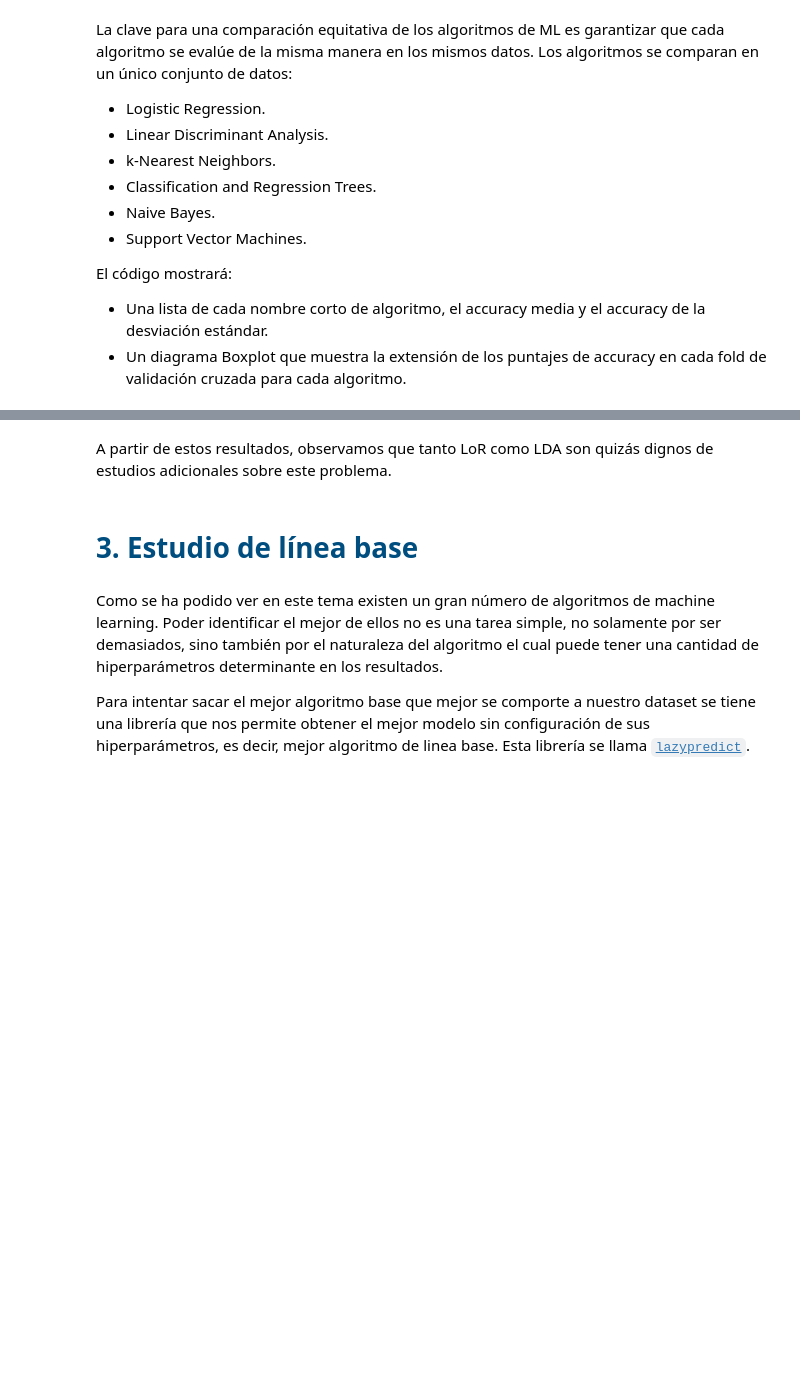
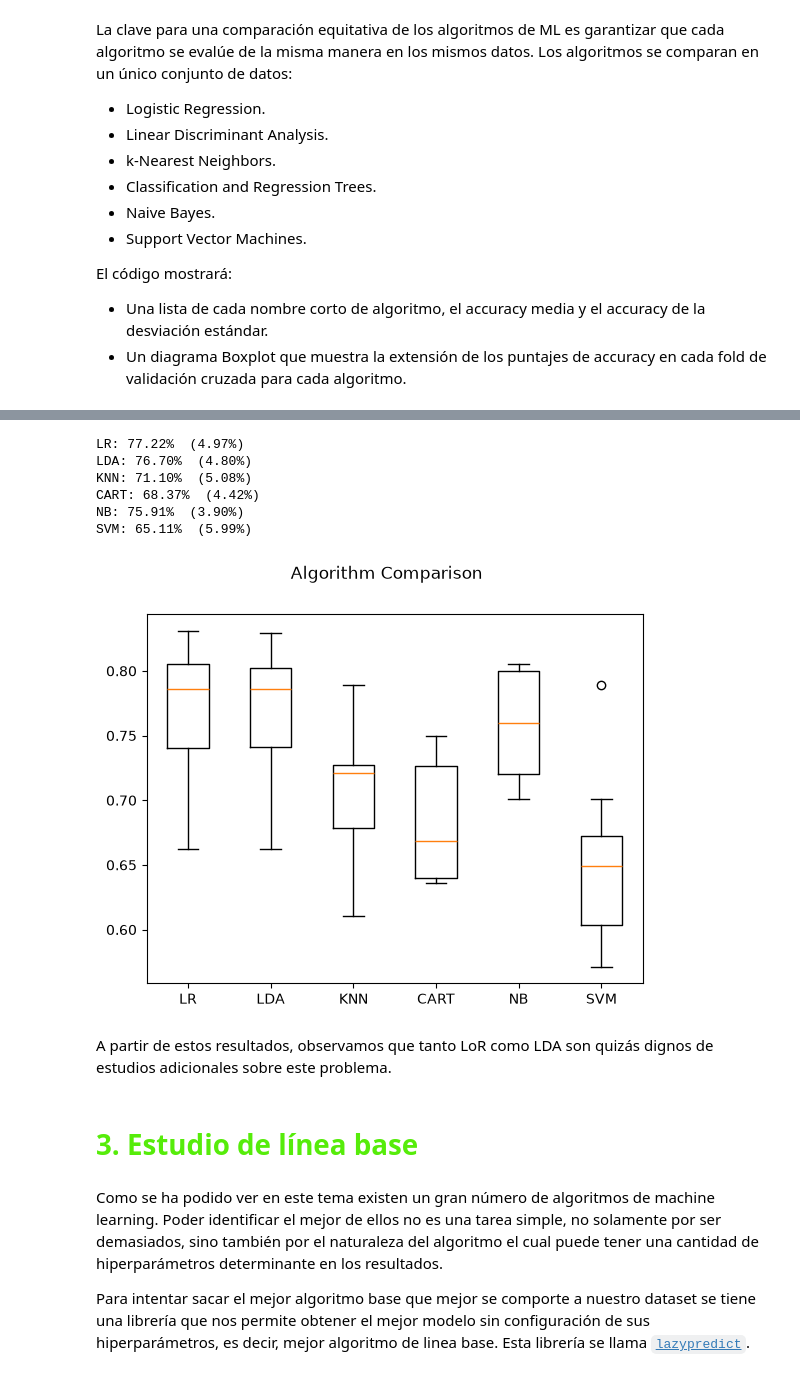
Before and after one commit to Spek7ro/Machine_Learning_Ensemble, a Jupyter notebook: Intro_ML/5.2. Plantilla para comparar algoritmos.ipynb, the cells around one changed output, grey strips where cells are left out. Cells and saved outputs as stored; diff of their text form; code cells hidden in the pictures; blank space fills up the shorter version.

```diff
--- a/Intro_ML/5.2. Plantilla para comparar algoritmos.ipynb
+++ b/Intro_ML/5.2. Plantilla para comparar algoritmos.ipynb
@@ -72,9 +50,10 @@ En esta lección, se muestran varias métricas de evaluación de algoritmos dife
 * **Clasificación**: Se utilizará el conjunto de datos de Pima Indians Diabetes con una validación cruzada 10-folds para demostrar cómo verificar cada algoritmo de ML y se utilizan medidas de precisión promedio para indicar el rendimiento del algoritmo.
 # %%
 # Clasification problem
-filename = 'data/pima-indians-diabetes.data.csv'
+filename = '../data/pima-indians-diabetes.csv'
 names = ['preg', 'plas', 'pres', 'skin', 'test', 'mass', 'pedi', 'age', 'class']
 dataframe = pd.read_csv(filename, names=names)
 array = dataframe.values
 X = array[:,0:8]
 Y = array[:,8]
+dataframe.head()
@@ -124,8 +88,47 @@ SVM: 65.10% (7.21%)
+# %%
+# Compare Algorithms
+# prepare models
+models = []
+models.append(('LR', LogisticRegression(solver='lbfgs', max_iter=1000)))
+models.append(('LDA', LinearDiscriminantAnalysis()))
+models.append(('KNN', KNeighborsClassifier(n_neighbors=5)))
+models.append(('CART', DecisionTreeClassifier()))
+models.append(('NB', GaussianNB()))
+models.append(('SVM', SVC(gamma='auto')))
+
+# evaluate each model in turn
+results = []
+names = []
+scoring = 'accuracy'
+
+for name, model in models:
+    kfold = KFold(n_splits=10, random_state=7, shuffle=True)
+    scores = cross_val_score(model, X, Y, cv=kfold, scoring=scoring)
+    results.append(scores)
+    names.append(name)
+    print(f'{name}: {scores.mean()*100.0 :.2f}%  ({scores.std()*100.0 :.2f}%)')
+# %% [output]
+LR: 77.22%  (4.97%)
+LDA: 76.70%  (4.80%)
+KNN: 71.10%  (5.08%)
+CART: 68.37%  (4.42%)
+NB: 75.91%  (3.90%)
+SVM: 65.11%  (5.99%)
+# %%
+# boxplot algorithm comparison
+fig = plt.figure()
+fig.suptitle('Algorithm Comparison')
+ax = fig.add_subplot(111)
+plt.boxplot(results)
+ax.set_xticklabels(names)
+plt.show()
+# %% [output]
+[figure, added]
 # %% [markdown]
 A partir de estos resultados, observamos que tanto LoR como LDA son quizás dignos de estudios adicionales sobre este problema.
 # %% [markdown]
 <a id="section3"></a>
-# <font color="#004D7F"> 3. Estudio de línea base</font>
+# <font color="#56ec0a"> 3. Estudio de línea base</font>
 # %% [markdown]
 Como se ha podido ver en este tema existen un gran número de algoritmos de machine learning. Poder identificar el mejor de ellos no es una tarea simple, no solamente por ser demasiados, sino también por el naturaleza del algoritmo el cual puede tener una cantidad de hiperparámetros determinante en los resultados.
 
```
Also changed, not shown: parts of 19 cells of this notebook, 4 other files.
